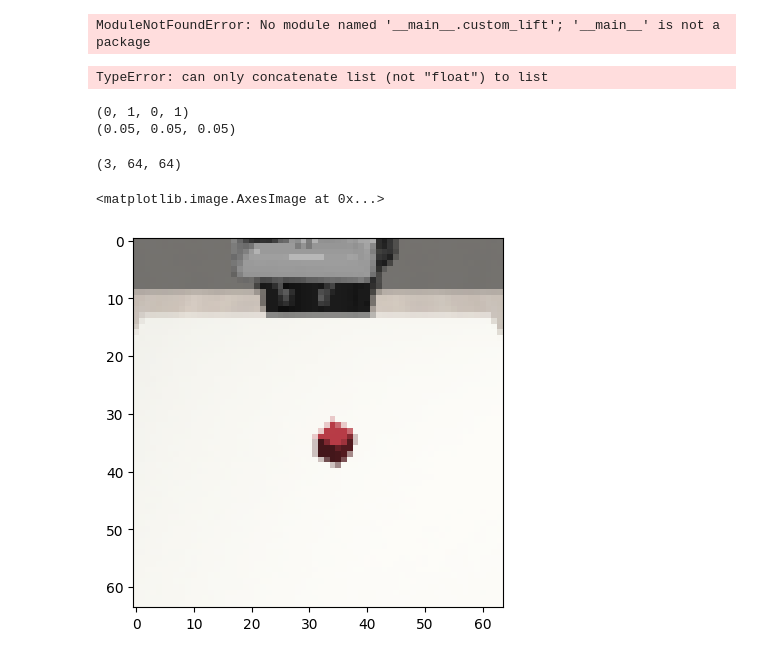
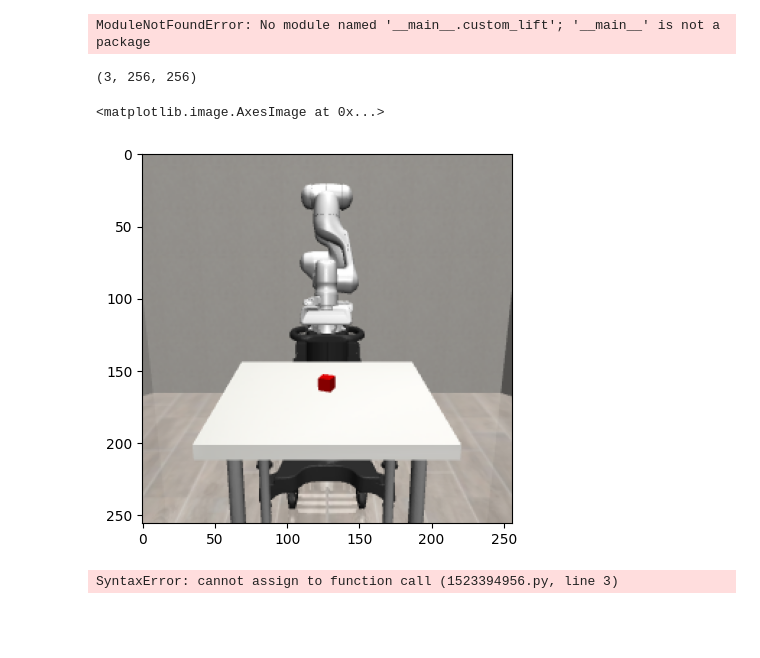
Before and after one commit to StefanoFerraro/FOCUS, a Jupyter notebook: debug.ipynb, the cells around one changed output. Saved outputs shown, nothing was run; the diff lists cells and outputs as text; code cells hidden in the pictures; blank space fills up the shorter version.

Commit message:
layer depth

```diff
--- a/debug.ipynb
+++ b/debug.ipynb
@@ -475,7 +475,7 @@ from robosuite.utils.camera_utils import CameraMover as CM
 # from custom_robosuite_tasks import *
 
 os.environ["MUJOCO_GL"] = "egl"
-size=(64,64)
+size=(256,256)
 
 env = CustomLift(
                 robots="Panda",  # use Sawyer robot
@@ -483,8 +483,9 @@ env = CustomLift(
                 has_offscreen_renderer=True,  # off-screen rendering needed for image obs
                 use_object_obs=True,  # provide object observations to agent
                 use_camera_obs=True,  # provide image observations to agent
-                camera_names="agentview",
+                camera_names="frontview",
                 camera_depths=True,
+                # render_visual_mesh=False,
                 camera_segmentations="element",
                 camera_heights= size[0],  # image height
                 camera_widths= size[1],  # image width
@@ -492,8 +493,6 @@ env = CustomLift(
                 reward_shaping=True,
                 control_freq=20,  # control should happen fast enough so that simulation looks smooth
             )
-# %% [output]
-TypeError: can only concatenate list (not "float") to list
 # %%
 from custom_robosuite_tasks.custom_lift import CustomLift
 
@@ -530,12 +529,9 @@ robot.make()
 # start_cam_pos += [0.2, 0.0, 0.4]
 
 # cam_mover.set_camera_pose(pos=start_cam_pos)
-# %% [output]
-(0, 1, 0, 1)
-(0.05, 0.05, 0.05)
 # %%
 action = [0,0,0,0,0,0,0,0]
-env_state, rew, done, info = robot._env.step(action)
+env_state, rew, done, info = env.step(action)
 
 def state_extraction(camera, env_state):
 
@@ -553,11 +549,18 @@ def state_extraction(camera, env_state):
 # %%
 import matplotlib.pyplot as plt
 
-rgb, depth, seg = state_extraction(robot.camera, env_state)
+rgb, depth, seg = state_extraction("frontview", env_state)
 
 print(rgb.shape)
 plt.imshow(rgb.transpose(1,2,0))
 # %% [output]
-(3, 64, 64)
+(3, 256, 256)
 <matplotlib.image.AxesImage at 0x...>
-[figure, old version]
+[figure, new version]
+# %%
+xml = env.model.get_xml
+
+with x as open(xml):
+    print(x)
+# %% [output]
+SyntaxError: cannot assign to function call (1523394956.py, line 3)
```
Also changed, not shown: 2 other files.
